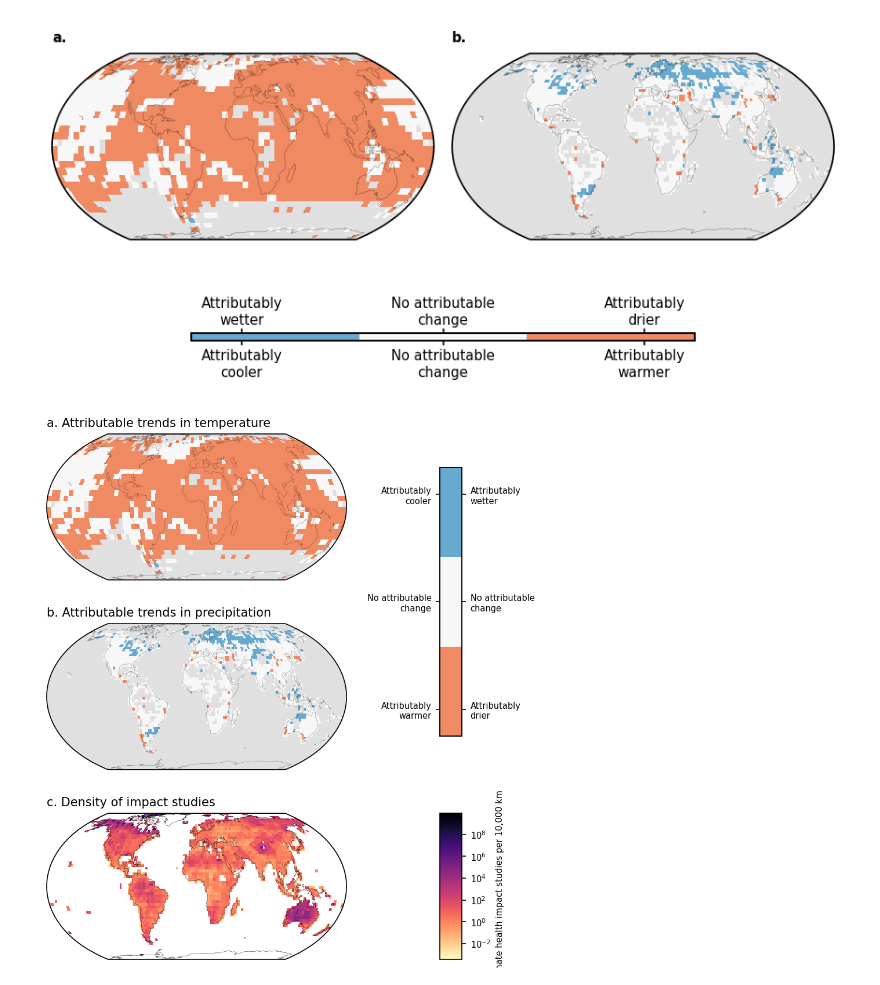
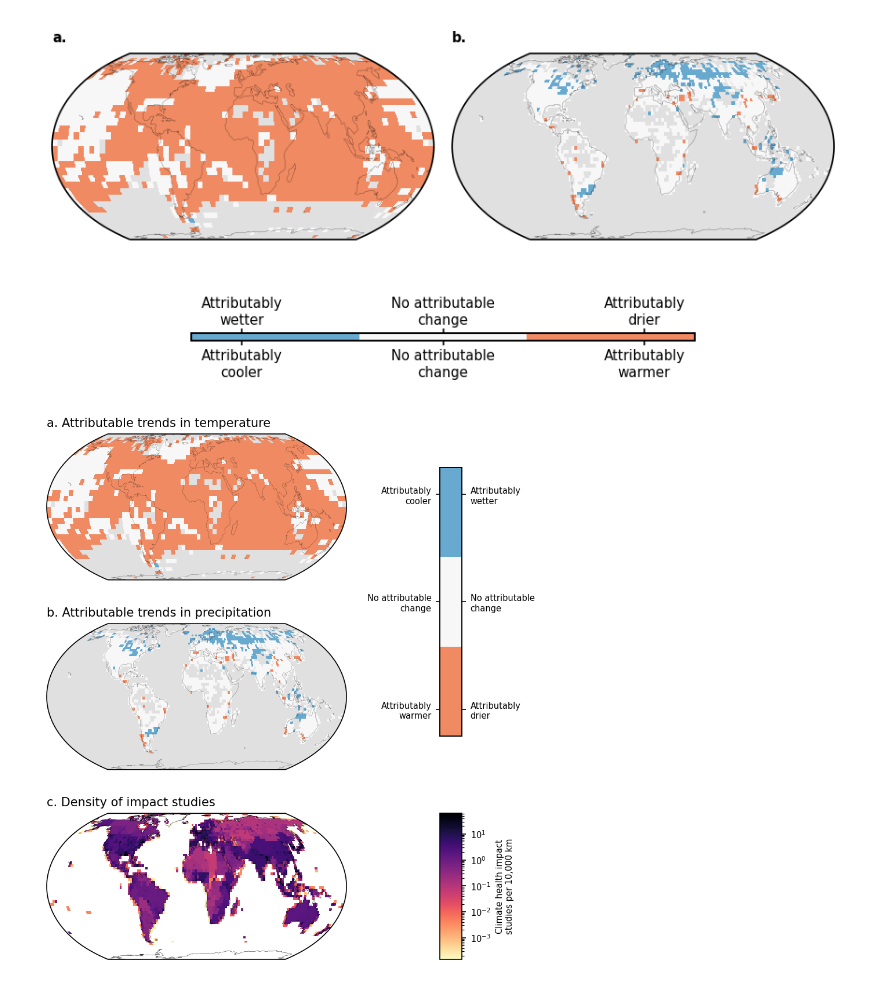
Before and after one commit to mcallaghan/climate-health-impacts, a Jupyter notebook: 4_study_density.ipynb, the cells around one changed output. Saved outputs shown, nothing was run; the diff lists cells and outputs as text; code cells hidden in the pictures.

```diff
--- a/4_study_density.ipynb
+++ b/4_study_density.ipynb
@@ -296,6 +296,7 @@ s_double_cbar(mesh, cax, 0.4)
 # %%
 import itertools
 from matplotlib.patches import Rectangle, Patch
+import cartopy.feature as cfeature
 
 title_fs = 10
 
@@ -349,33 +350,36 @@ cax2.set_yticklabels(["Attributably\ndrier", "No attributable\nchange", "Attribu
 # cax.xaxis.set_tick_params(pad=1.5,length=2.5)
 # #     cax2.set_xlabel('D&A category - precipitation (wetter/drier)', fontsize=7,labelpad=3)
 # #     cbar.set_label('D&A category - temperature (colder/warmer)', fontsize=7, labelpad=2)
 
 # cbar.ax.tick_params(labelsize=7)
 
 
 ## Plot study density
 
 ax = plt.subplot(gs[2,0],projection=ccrs.EqualEarth())
 ax.set_title('c. Density of impact studies', fontsize=title_fs, loc="left" )
 ax.coastlines(lw=0.2)
+#ax.add_feature(cfeature.BORDERS, ls="--", color="grey", lw=0.5)
 
 shape = (len(study_grid_df.LAT.unique()), len(study_grid_df.LON.unique()))
 
+study_grid_df["land_studies"] = study_grid_df["all_studies"]
+study_grid_df.loc[study_grid_df["is_land"]!=True, "land_studies"] = np.NaN
 n = np.array(study_grid_df.land_studies).reshape(shape)
 
 mesh=ax.pcolormesh(
     study_grid_df.LON.unique(),
     study_grid_df.LAT.unique(),
     n,
     cmap=plt.cm.get_cmap('magma_r'),
     norm=mpl.colors.LogNorm(),
-    transform=ccrs.PlateCarree(),
+    transform=ccrs.PlateCarree()
 )
 
 cax = plt.subplot(gs[2,1])
 
 cbar = plt.colorbar(mesh, orientation="vertical", cax=cax)
 cax.tick_params(labelsize=7)
-cbar.set_label("Climate health impact studies per 10,000 km", fontsize=7)
+cbar.set_label("Climate health impact\nstudies per 10,000 km", fontsize=7)
 # %% [output]
-[figure, old version]
+[figure, new version]
```
Also changed, not shown: parts of 22 cells of this notebook, 8 other files.
